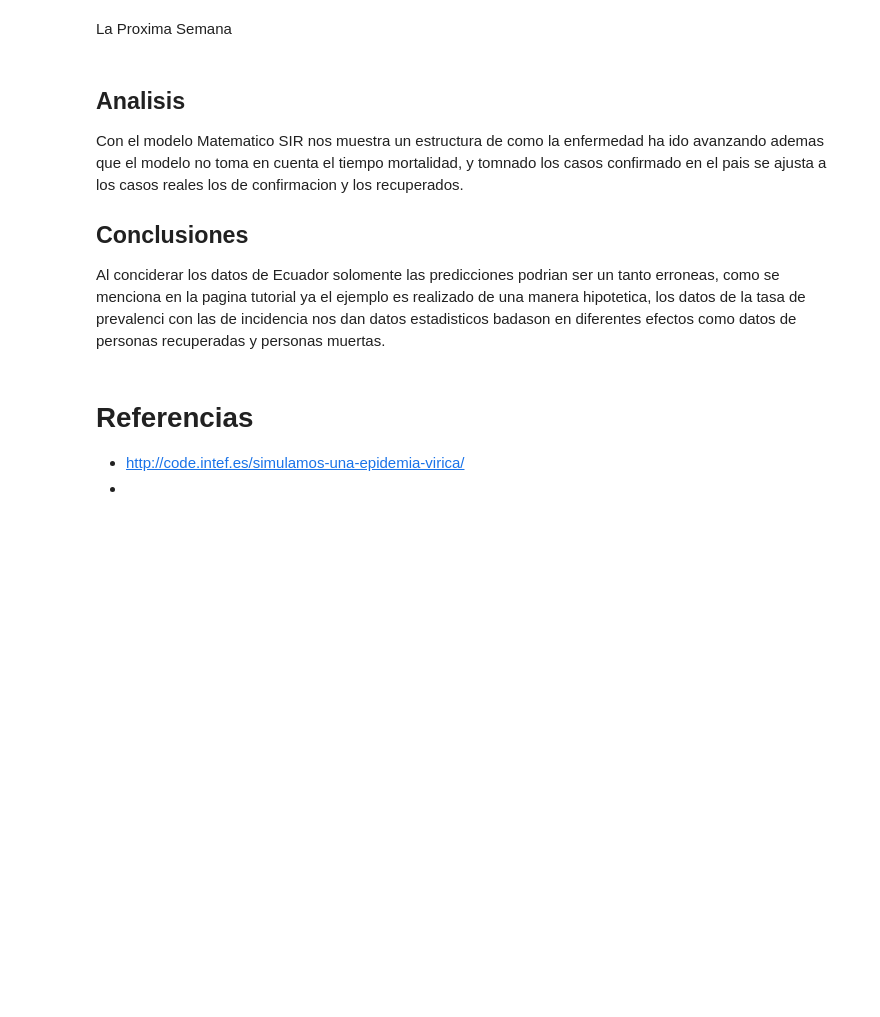
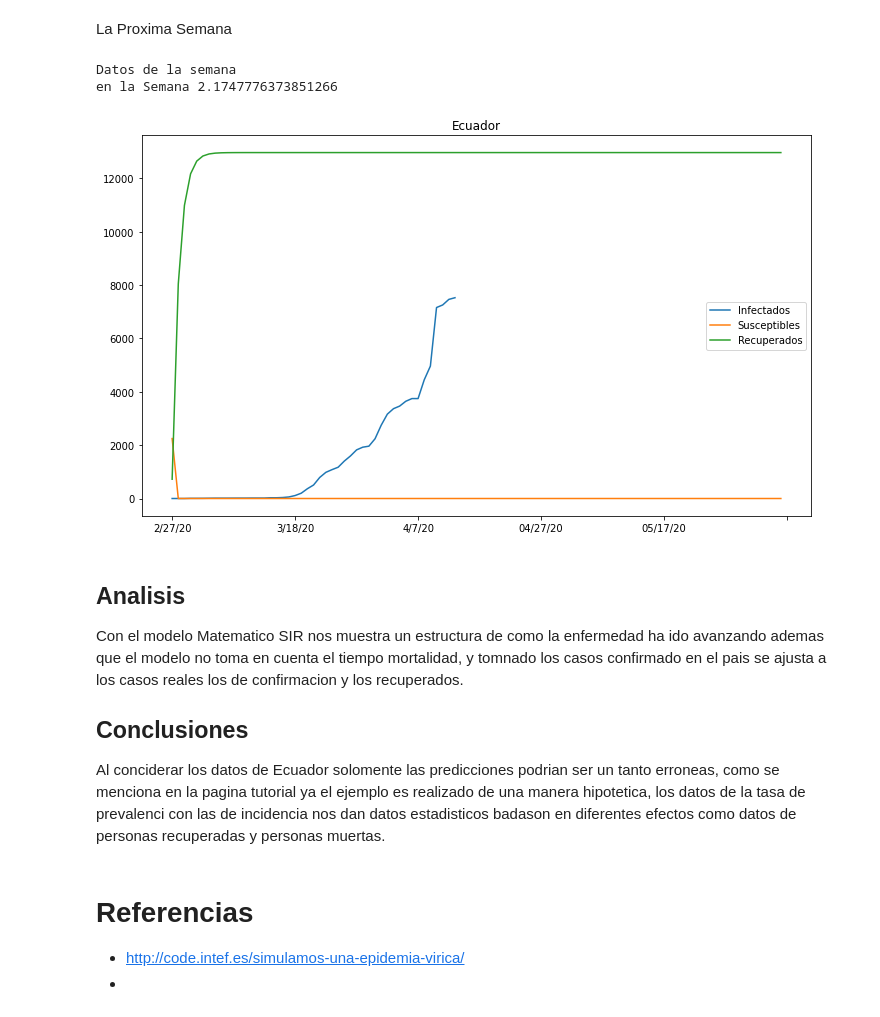
Before and after one commit to agustin-XP/SimulacionCuaderno, a Jupyter notebook: SimulacionContactosR0.ipynb, the cells around one changed output. Cells and saved outputs as stored; diff of their text form; code cells hidden in the pictures; blank space fills up the shorter version.

```diff
--- a/SimulacionContactosR0.ipynb
+++ b/SimulacionContactosR0.ipynb
@@ -31,7 +31,7 @@ import pygame
 
 #Parametros de inicio
 PROBA_MUERTE = 8.4  # Probabilidad de que la gente muera COVID
-CONTAGION_RATE = 4  # Factor R0 para la simulacion COVID probabilidad
+CONTAGION_RATE = 2.17  # Factor R0 para la simulacion COVID probabilidad
 PROBA_INFECT = CONTAGION_RATE * 10
 PROBA_VACU = 0 # Probabilidad de que exista una vacuna, COVID = 0
 SIMULACION_SPEED = 50 # Tiempo de un dia en milisegundos (Cada 25 es un dia)
@@ -299,7 +299,7 @@ class Learner(object):
         self.Gamma = 0
 
     def load_confirmed(self, country):
-        df = pd.read_csv('https://raw.githubusercontent.com/CSSEGISandData/COVID-19/master/csse_covid_19_data/csse_covid_19_time_series/time_series_covid19_confirmed_global.csv')
+        df = pd.read_csv(link)
         country_df = df[df['Country/Region'] == country]
         return country_df.iloc[0].loc[self.start_date:]
 
@@ -325,41 +325,45 @@ class Learner(object):
     def train(self):
         data = (self.load_confirmed(self.country))
         self.i0=data[-1]
         optimal = minimize(loss, [0.001, 0.001], args=(data, self.s_0, self.i_0, self.r_0), method='L-BFGS-B', bounds=[(0.00000001, 1.98125), (0.00000001, 0.911)])
         beta, gamma = optimal.x
         self.Beta, self.Gamma = optimal.x
         new_index, extended_actual, prediction = self.predict(beta, gamma, data, self.country, self.s_0, self.i_0, self.r_0)
         df = pd.DataFrame({'Infectados': extended_actual, 'Susceptibles': prediction.y[0], 'Recuperados': prediction.y[2]}, index=new_index)
         fig, ax = plt.subplots(figsize=(12, 7))
         ax.set_title(self.country)
         df.plot(ax=ax)
         self.r_0=(beta/gamma)
         #print(f"\n beta={beta:.8f}, gamma={gamma:.8f}, R0:{(beta/gamma):.8f}")
 
 df = pd.read_csv(link)
-df = df[contadiadosA['Country/Region'] == 'Ecuador'].iloc[0].loc[:]
+df = df[df['Country/Region'] == 'Ecuador'].iloc[0].loc[:]
 
 def loss(point, data, s_0, i_0, r_0):
     size = len(data)
     beta, gamma = point
     def SIR(t, y):
         S = y[0]
         I = y[1]
         R = y[2]
         return [-beta*S*I, beta*S*I-gamma*I, gamma*I]
     solution = solve_ivp(SIR, [0, size], [s_0,i_0,r_0], t_eval=np.arange(0, size, 1), vectorized=True)
     return np.sqrt(np.mean((solution.y[1] - data)**2))
 
 poblacion=10500
-i_0=casos[-1]
+i_0=df[-1]
 r_0=723
-s_0=poblacion - i0 - r0
+s_0=poblacion - i_0 - r_0
 
-print('Datos de l semana')
-semana = Learner('Ecuador', loss, '2/27/20', 100, s0, 10000, r0)
-semana.train()
-R0_semana=semana.r_0
-print('en la Semana', R0_semana)
+print('Datos de la semana')
+semana1 = Learner('Ecuador', loss, '2/27/20', 100, s_0, 10000, r_0)
+semana1.train()
+ro_semana=semana1.r_0
+print('en la Semana', ro_semana)
+# %% [output]
+Datos de la semana
+en la Semana 2.1747776373851266
+[figure, added]
 # %% [markdown]
 ## Analisis
 Con el modelo Matematico SIR nos muestra un estructura de como la enfermedad ha ido avanzando ademas que el modelo no toma en cuenta el tiempo mortalidad, y tomnado los casos confirmado en el pais se ajusta a los casos reales los de confirmacion y los recuperados.
```
Also changed, not shown: parts of 2 cells of this notebook, 1 other file.
